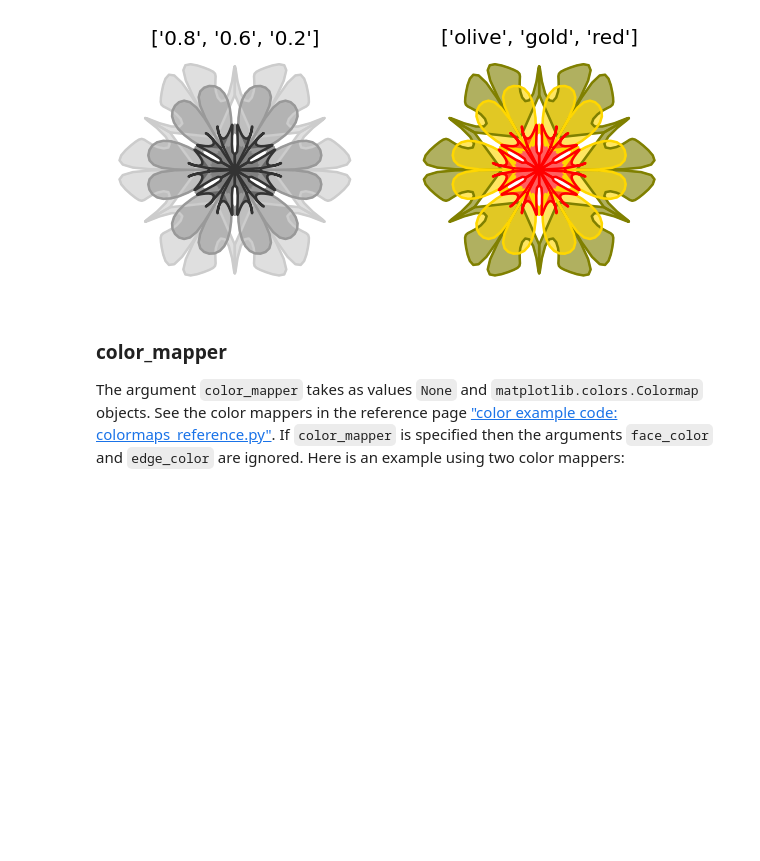
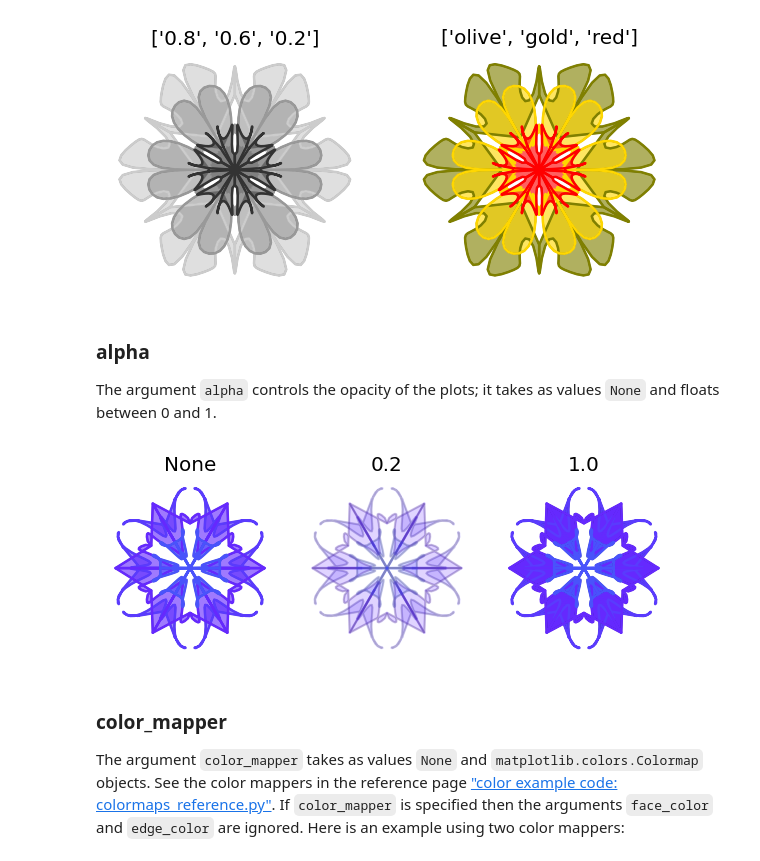
Before and after one commit to antononcube/Python-packages, a Jupyter notebook: RandomMandala/docs/RandomMandala-usage-examples.ipynb, the cells around one changed output. Cells and saved outputs as stored; diff of their text form; code cells hidden in the pictures; blank space fills up the shorter version.

Commit message:
docs:Updated the Jupyter documentation with the opacity (alpha) argument sub-section.

```diff
--- a/RandomMandala/docs/RandomMandala-usage-examples.ipynb
+++ b/RandomMandala/docs/RandomMandala-usage-examples.ipynb
@@ -279,6 +280,30 @@ plt.show()
 plt.close(fig)
 # %% [output]
 [figure]
+# %% [markdown]
+### alpha
+
+The argument `alpha` controls the opacity of the plots; it takes as values `None` and floats between 0 and 1.
+# %%
+fig = matplotlib.pyplot.figure(figsize=(6,3), dpi=120)
+k = 1
+for al in [None, 0.2, 1.0]:
+    random.seed(23)
+    fig = random_mandala(radius=[10,6,4],
+     					 connecting_function="bezier_fill",
+                         symmetric_seed=True,
+                         alpha=al,
+                         color_mapper=matplotlib.cm.rainbow_r,
+                         figure = fig,
+                         location = (1, 3, k))
+    ax = fig.axes[-1]
+    ax.set_title(str(al))
+    k = k + 1
+
+plt.show()
+plt.close(fig)
+# %% [output]
+[figure, added]
 # %% [markdown]
 ### color_mapper
 
```
Also changed, not shown: parts of 4 cells of this notebook, 19 other files.
